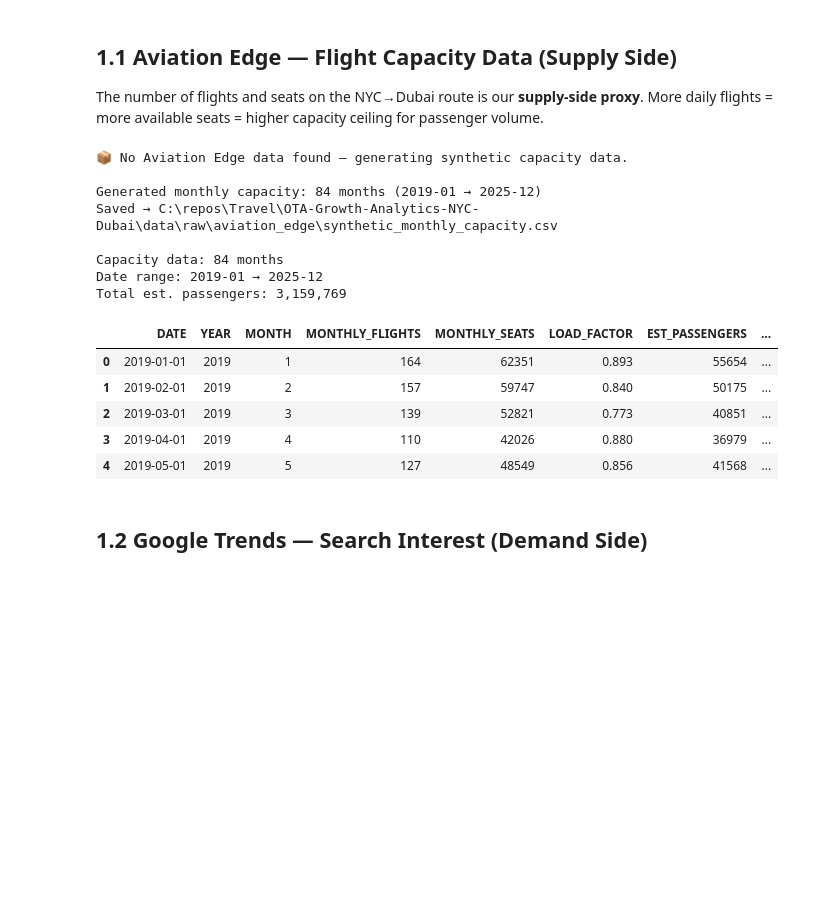
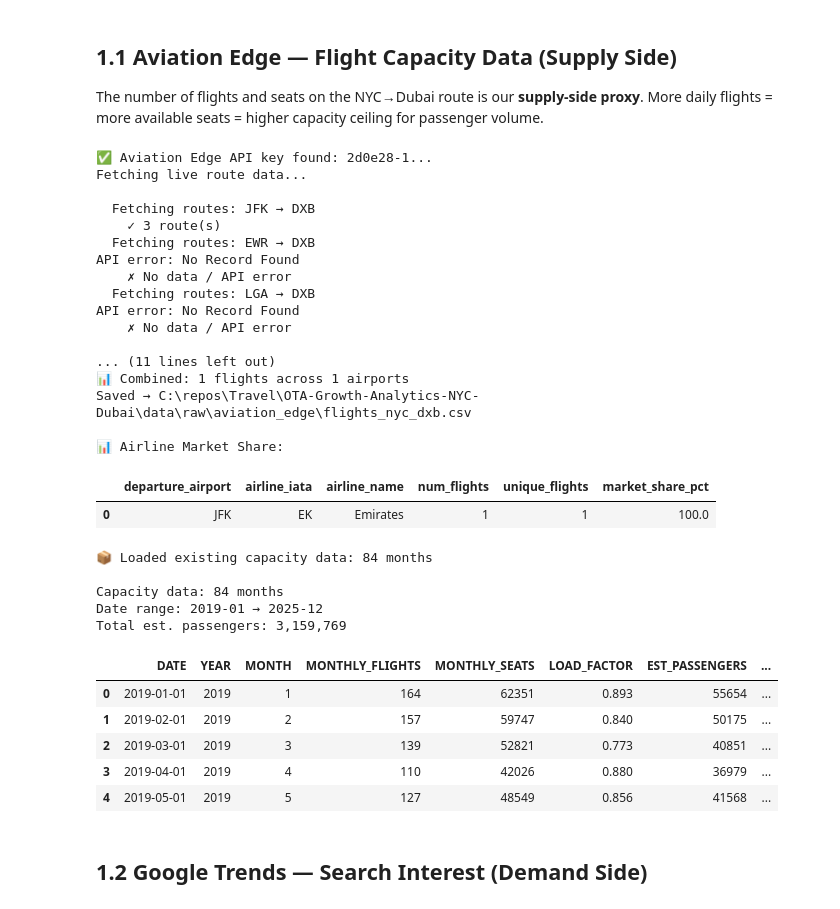
Before and after one commit to Dheerajc15/OTA-Growth-Analytics-NYC-Dubai, a Jupyter notebook: notebooks/01_demand_forecasting.ipynb, the cells around one changed output. Saved outputs shown, nothing was run; the diff lists cells and outputs as text; code cells hidden in the pictures; blank space fills up the shorter version.

```diff
--- a/notebooks/01_demand_forecasting.ipynb
+++ b/notebooks/01_demand_forecasting.ipynb
@@ -58,36 +58,82 @@ The number of flights and seats on the NYC→Dubai route is our **supply-side pr
 More daily flights = more available seats = higher capacity ceiling for passenger volume.
 # %%
 # ── Load Aviation Edge Data ────────────────────────────────────
+from src.data_collection.aviation_edge import (
+    fetch_routes, fetch_all_nyc_dubai_flights,
+    compute_flight_frequency,
+)
+from config.settings import AVIATION_EDGE_API_KEY
+
+# Step 1: Try fetching LIVE data from Aviation Edge API
+if AVIATION_EDGE_API_KEY:
+    print(f"✅ Aviation Edge API key found: {AVIATION_EDGE_API_KEY[:8]}...")
+    print("Fetching live route data...\n")
+
+    # Fetch routes (which airlines fly NYC → DXB)
+    routes = fetch_routes()
+    if not routes.empty:
+        save_aviation_data(routes, "routes_nyc_dxb.csv")
+        print(f"\n📊 Routes saved: {len(routes)} records")
+
+    # Fetch flight timetable
+    flights = fetch_all_nyc_dubai_flights()
+    if not flights.empty:
+        save_aviation_data(flights, "flights_nyc_dxb.csv")
+        freq = compute_flight_frequency(flights)
+        print("\n📊 Airline Market Share:")
+        display(freq)
+
+    USE_SYNTHETIC_AV = False
+else:
+    print("⚠️ No AVIATION_EDGE_API_KEY in .env")
+    USE_SYNTHETIC_AV = True
+
+# Step 2: Load capacity data (always synthetic for monthly time-series,
+# since Aviation Edge gives real-time snapshots, not historical monthly data)
 try:
-    capacity = load_aviation_data("monthly_capacity.csv")
+    capacity = load_aviation_data("synthetic_monthly_capacity.csv")
     capacity["DATE"] = pd.to_datetime(capacity["DATE"])
-    USE_SYNTHETIC_AV = False
-    print("✅ Loaded real Aviation Edge capacity data")
+    print(f"\n📦 Loaded existing capacity data: {len(capacity)} months")
 except FileNotFoundError:
-    print("📦 No Aviation Edge data found — generating synthetic capacity data.\n")
+    print("📦 Generating synthetic monthly capacity data...\n")
     capacity = generate_synthetic_monthly_capacity()
     save_aviation_data(capacity, "synthetic_monthly_capacity.csv")
-    USE_SYNTHETIC_AV = True
 
 print(f"\nCapacity data: {len(capacity)} months")
 print(f"Date range: {capacity['DATE'].min().strftime('%Y-%m')} → {capacity['DATE'].max().strftime('%Y-%m')}")
 print(f"Total est. passengers: {capacity['EST_PASSENGERS'].sum():,.0f}")
 capacity.head()
 # %% [output]
-📦 No Aviation Edge data found — generating synthetic capacity data.
+✅ Aviation Edge API key found: 2d0e28-1...
+Fetching live route data...
 
-Generated monthly capacity: 84 months (2019-01 → 2025-12)
-Saved → C:\repos\Travel\OTA-Growth-Analytics-NYC-Dubai\data\raw\aviation_edge\synthetic_monthly_capacity.csv
+  Fetching routes: JFK → DXB
+    ✓ 3 route(s)
+  Fetching routes: EWR → DXB
+API error: No Record Found
+    ✗ No data / API error
+  Fetching routes: LGA → DXB
+API error: No Record Found
+    ✗ No data / API error
 
-Capacity data: 84 months
-Date range: 2019-01 → 2025-12
-Total est. passengers: 3,159,769
+... (11 lines left out)
+📊 Combined: 1 flights across 1 airports
+Saved → C:\repos\Travel\OTA-Growth-Analytics-NYC-Dubai\data\raw\aviation_edge\flights_nyc_dxb.csv
+
+📊 Airline Market Share:
-|  | DATE | YEAR | MONTH | MONTHLY_FLIGHTS | MONTHLY_SEATS | LOAD_FACTOR | EST_PASSENGERS | ... |
-| 0 | 2019-01-01 | 2019 | 1 | 164 | 62351 | 0.893 | 55654 | ... |
-| 1 | 2019-02-01 | 2019 | 2 | 157 | 59747 | 0.840 | 50175 | ... |
-| 2 | 2019-03-01 | 2019 | 3 | 139 | 52821 | 0.773 | 40851 | ... |
-| 3 | 2019-04-01 | 2019 | 4 | 110 | 42026 | 0.880 | 36979 | ... |
-| 4 | 2019-05-01 | 2019 | 5 | 127 | 48549 | 0.856 | 41568 | ... |
+|  | departure_airport | airline_iata | airline_name | num_flights | unique_flights | market_share_pct |
+| 0 | JFK | EK | Emirates | 1 | 1 | 100.0 |
+📦 Loaded existing capacity data: 84 months
+
+Capacity data: 84 months
+Date range: 2019-01 → 2025-12
+Total est. passengers: 3,159,769
+|  | DATE | YEAR | MONTH | MONTHLY_FLIGHTS | MONTHLY_SEATS | LOAD_FACTOR | EST_PASSENGERS | ... |
+| 0 | 2019-01-01 | 2019 | 1 | 164 | 62351 | 0.893 | 55654 | ... |
+| 1 | 2019-02-01 | 2019 | 2 | 157 | 59747 | 0.840 | 50175 | ... |
+| 2 | 2019-03-01 | 2019 | 3 | 139 | 52821 | 0.773 | 40851 | ... |
+| 3 | 2019-04-01 | 2019 | 4 | 110 | 42026 | 0.880 | 36979 | ... |
+| 4 | 2019-05-01 | 2019 | 5 | 127 | 48549 | 0.856 | 41568 | ... |
 # %%
 # ── Monthly Passenger Capacity & Flight Count ──────────────────
 fig = make_subplots(rows=2, cols=1, shared_xaxes=True,
```
Also changed, not shown: parts of 1 cell of this notebook, 5 other files.
